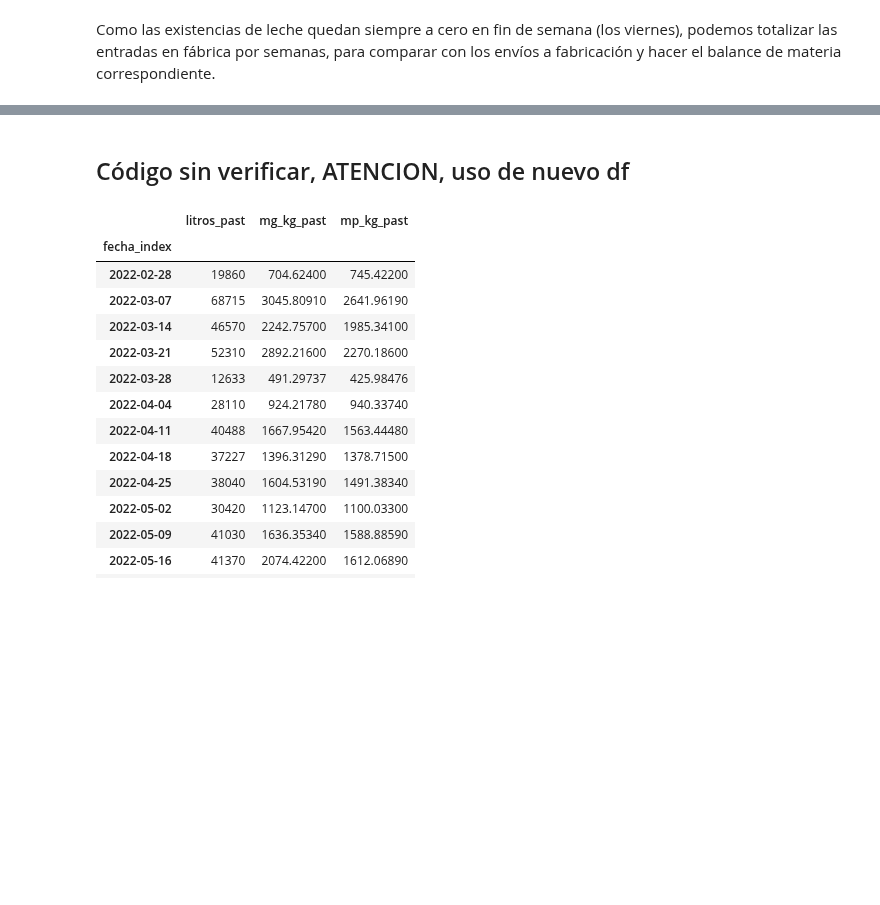
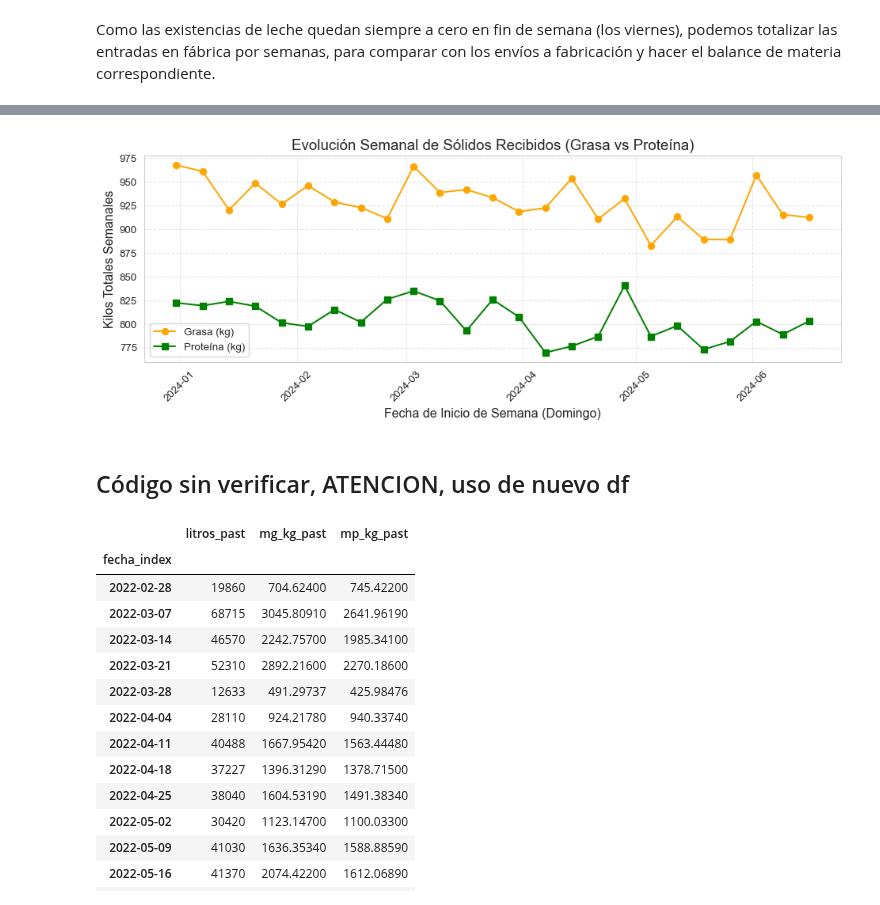
Before and after one commit to juanriera/master-queseria, a Jupyter notebook: 090-balance-materia.ipynb, the cells around one changed output, grey strips where cells are left out. Cells and saved outputs as stored; diff of their text form; code cells hidden in the pictures; blank space fills up the shorter version.

```diff
--- a/090-balance-materia.ipynb
+++ b/090-balance-materia.ipynb
@@ -129,3 +147,23 @@ plt.show()
+# %%
+# Visualización de las dos líneas
+plt.figure(figsize=(10, 4))
+
+# Graficamos ambas columnas
+plt.plot(df_semanal.index, df_semanal['entrada_mg_kg'], marker='o', color='orange', label='Grasa (kg)')
+plt.plot(df_semanal.index, df_semanal['entrada_mp_kg'], marker='s', color='green', label='Proteína (kg)')
+
+# Configuración del gráfico
+plt.title('Evolución Semanal de Sólidos Recibidos (Grasa vs Proteína)', fontsize=14)
+plt.xlabel('Fecha de Inicio de Semana (Domingo)', fontsize=12)
+plt.ylabel('Kilos Totales Semanales', fontsize=12)
+plt.legend() # Muestra la leyenda para distinguir las líneas
+plt.grid(True, linestyle='--', alpha=0.5)
+plt.xticks(rotation=45)
+plt.tight_layout()
+
+plt.show()
+# %% [output]
+[figure, added]
 # %% [markdown]
 ## Código sin verificar, ATENCION, uso de nuevo df
 # %%
```
Also changed, not shown: parts of 12 cells of this notebook, 42 other files.
